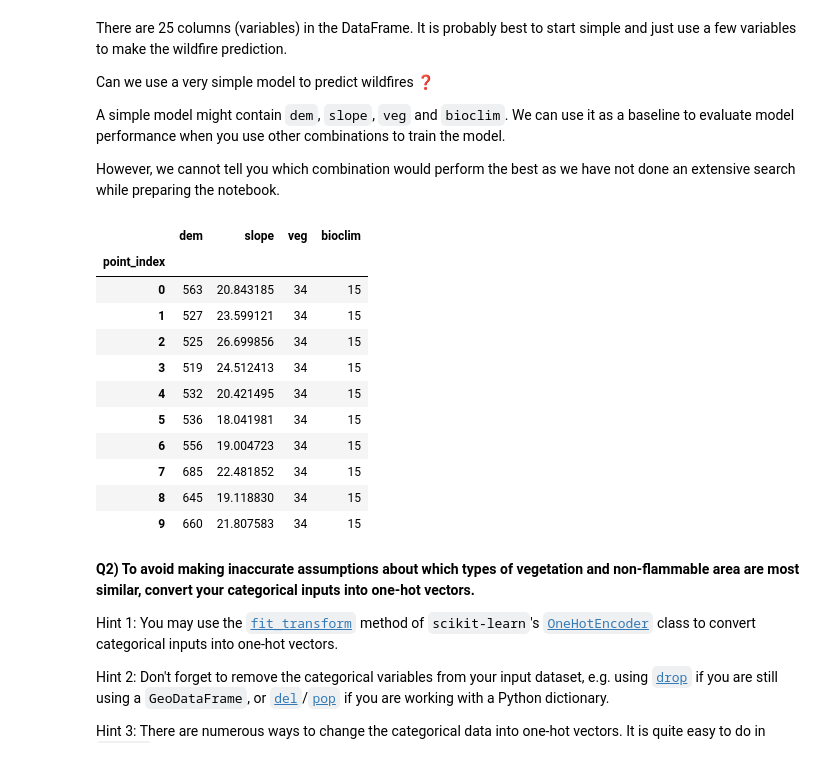
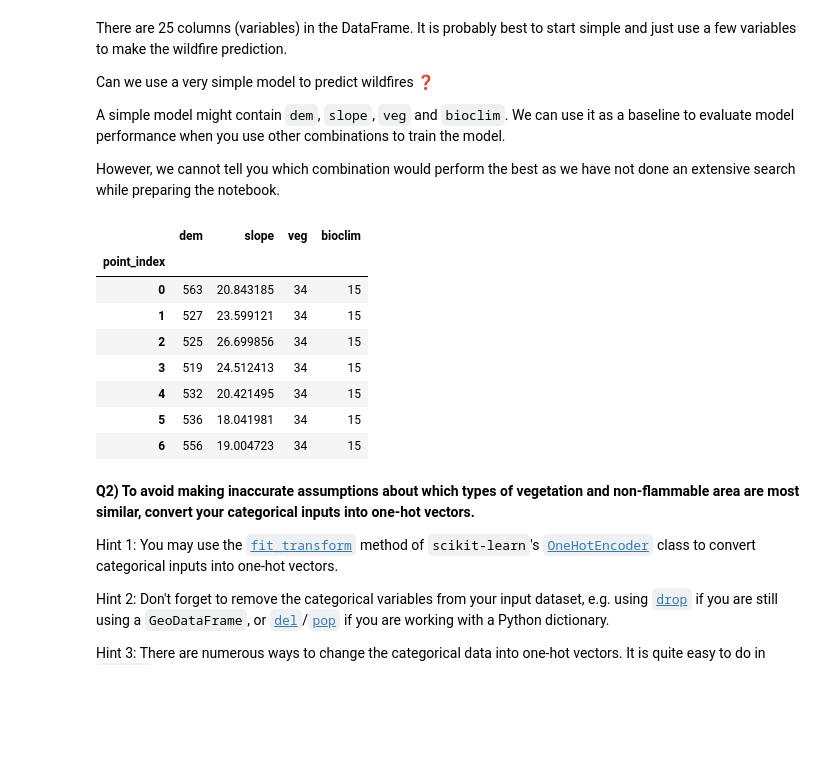
Before and after one commit to adrienabbet/2025_ML_EES, a Jupyter notebook: notebook_ml/S3_4_Wildfire_Risk_Italy.ipynb, the cells around one changed output. Saved outputs shown, nothing was run; the diff lists cells and outputs as text; code cells hidden in the pictures; blank space fills up the shorter version.

```diff
--- a/notebook_ml/S3_4_Wildfire_Risk_Italy.ipynb
+++ b/notebook_ml/S3_4_Wildfire_Risk_Italy.ipynb
@@ -193,22 +193,19 @@ vars_tokeep = ['dem','slope','veg','bioclim']
 # %%
 ############################################################################################################
 # 2. Create a new dataframe 'inputs' with just the variables you want
 ############################################################################################################
 inputs = variables[vars_tokeep] # Filter 'variables' dataframe
-inputs.head(10) # print the first few columns to make sure everything works fine
+inputs.head(7) # print the first few columns to make sure everything works fine
 # %% [output]
 |  | dem | slope | veg | bioclim |
 | point_index |  |  |  |  |
 | 0 | 563 | 20.843185 | 34 | 15 |
 | 1 | 527 | 23.599121 | 34 | 15 |
 | 2 | 525 | 26.699856 | 34 | 15 |
 | 3 | 519 | 24.512413 | 34 | 15 |
 | 4 | 532 | 20.421495 | 34 | 15 |
 | 5 | 536 | 18.041981 | 34 | 15 |
 | 6 | 556 | 19.004723 | 34 | 15 |
-| 7 | 685 | 22.481852 | 34 | 15 |
-| 8 | 645 | 19.118830 | 34 | 15 |
-| 9 | 660 | 21.807583 | 34 | 15 |
 # %% [markdown]
 **Q2) To avoid making inaccurate assumptions about which types of vegetation and non-flammable area are most similar, convert your categorical inputs into one-hot vectors.**
 
```
Also changed, not shown: parts of 7 cells of this notebook.
